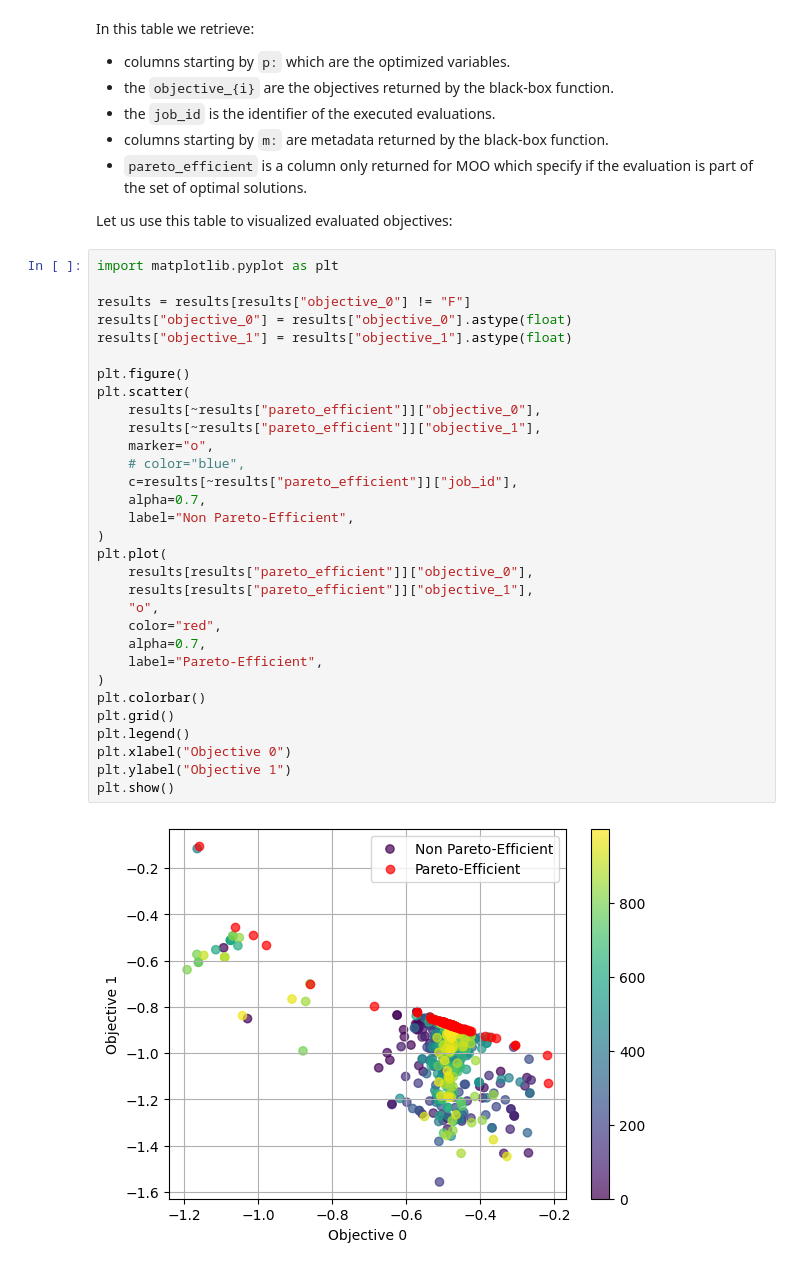
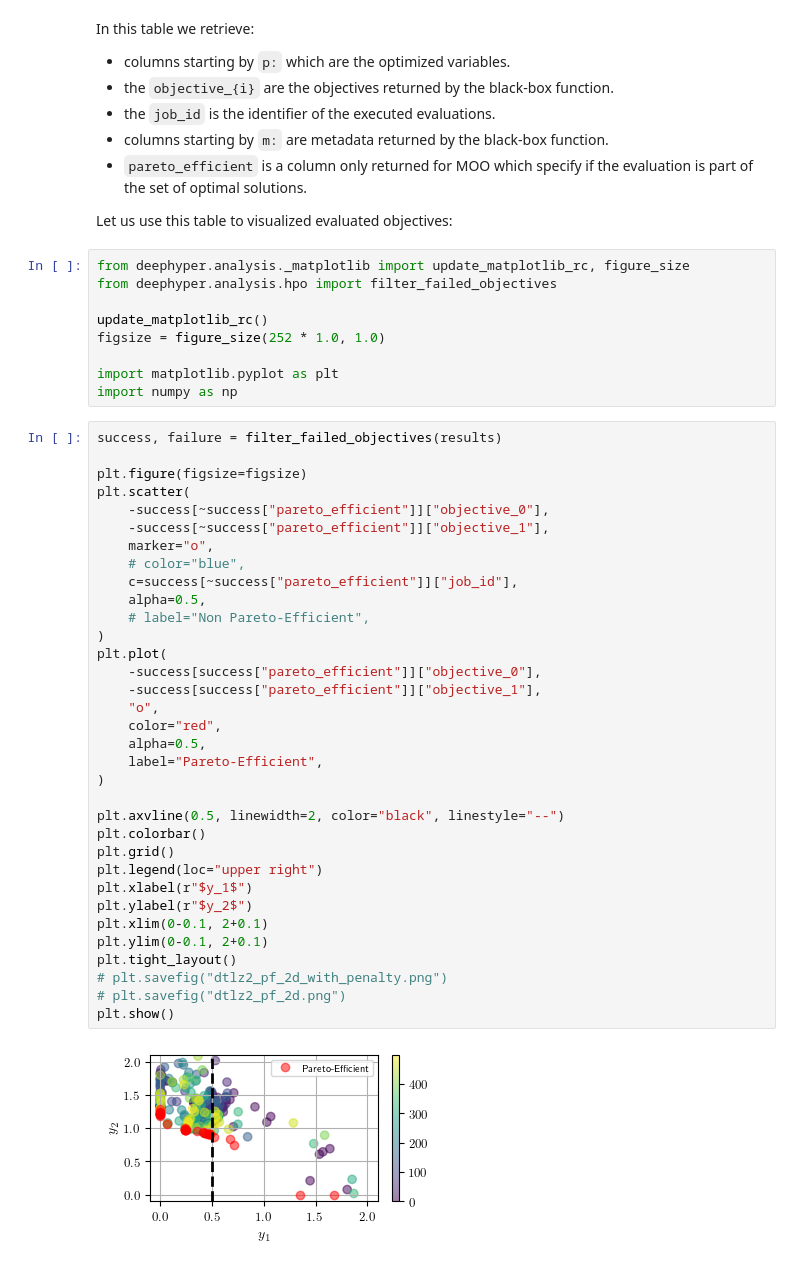
Before and after one commit to deephyper/bo-moo, a Jupyter notebook: notebooks/Multi_objective_optimization_101.ipynb, the cells around one changed output. Saved outputs shown, nothing was run; the diff lists cells and outputs as text.

```diff
--- a/notebooks/Multi_objective_optimization_101.ipynb
+++ b/notebooks/Multi_objective_optimization_101.ipynb
@@ -156,36 +161,48 @@ In this table we retrieve:
 - `pareto_efficient` is a column only returned for MOO which specify if the evaluation is part of the set of optimal solutions.
 
 Let us use this table to visualized evaluated objectives:
+# %%
+from deephyper.analysis._matplotlib import update_matplotlib_rc, figure_size
+from deephyper.analysis.hpo import filter_failed_objectives
+
+update_matplotlib_rc()
+figsize = figure_size(252 * 1.0, 1.0)
+
+import matplotlib.pyplot as plt
+import numpy as np
 # %%
-import matplotlib.pyplot as plt
+success, failure = filter_failed_objectives(results)
 
-results = results[results["objective_0"] != "F"]
-results["objective_0"] = results["objective_0"].astype(float)
-results["objective_1"] = results["objective_1"].astype(float)
-
-plt.figure()
+plt.figure(figsize=figsize)
 plt.scatter(
-    results[~results["pareto_efficient"]]["objective_0"],
-    results[~results["pareto_efficient"]]["objective_1"],
+    -success[~success["pareto_efficient"]]["objective_0"],
+    -success[~success["pareto_efficient"]]["objective_1"],
     marker="o",
     # color="blue",
-    c=results[~results["pareto_efficient"]]["job_id"],
-    alpha=0.7,
-    label="Non Pareto-Efficient",
+    c=success[~success["pareto_efficient"]]["job_id"],
+    alpha=0.5,
+    # label="Non Pareto-Efficient",
 )
 plt.plot(
-    results[results["pareto_efficient"]]["objective_0"],
-    results[results["pareto_efficient"]]["objective_1"],
+    -success[success["pareto_efficient"]]["objective_0"],
+    -success[success["pareto_efficient"]]["objective_1"],
     "o",
     color="red",
-    alpha=0.7,
+    alpha=0.5,
     label="Pareto-Efficient",
 )
+
+plt.axvline(0.5, linewidth=2, color="black", linestyle="--")
 plt.colorbar()
 plt.grid()
-plt.legend()
-plt.xlabel("Objective 0")
-plt.ylabel("Objective 1")
+plt.legend(loc="upper right")
+plt.xlabel(r"$y_1$")
+plt.ylabel(r"$y_2$")
+plt.xlim(0-0.1, 2+0.1)
+plt.ylim(0-0.1, 2+0.1)
+plt.tight_layout()
+# plt.savefig("dtlz2_pf_2d_with_penalty.png")
+# plt.savefig("dtlz2_pf_2d.png")
 plt.show()
 # %% [output]
-[figure, old version]
+[figure, new version]
```
Also changed, not shown: parts of 13 cells of this notebook, 15 other files.
